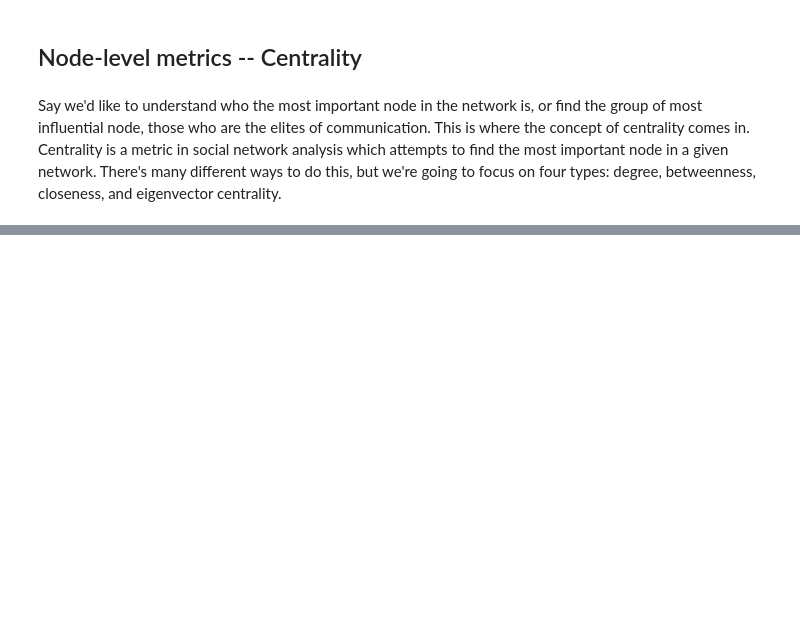
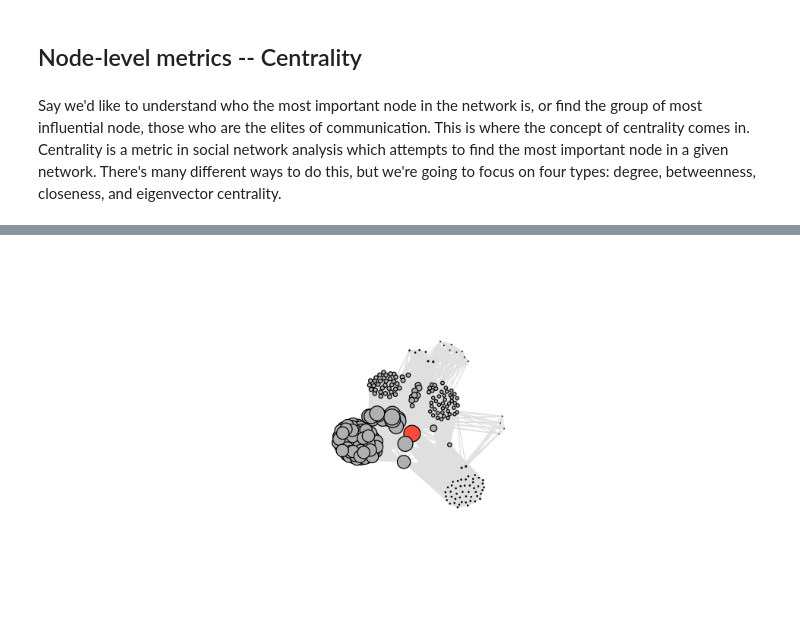
Before and after one commit to alexhanna/zurich-sna, a Jupyter notebook: Network metrics and algorithms.ipynb, the cells around one changed output, grey strips where cells are left out. Saved outputs shown, nothing was run; the diff lists cells and outputs as text; code cells hidden in the pictures; blank space fills up the shorter version.

```diff
--- a/Network metrics and algorithms.ipynb
+++ b/Network metrics and algorithms.ipynb
@@ -143,0 +196,10 @@ Degree centrality is the simplest measure of centrality. It is a measure of how
+# %%
+## only one!
+par(mfrow = c(1,1))
+
+revere.eigenvector_centrality <- centr_eigen(revere.person.g, directed = F, normalized = T)
+# %%
+V(revere.person.g)$size <- revere.eigenvector_centrality$vector * 20
+plot(revere.person.g)
+# %% [output]
+[figure, added]
```
Also changed, not shown: parts of 15 cells of this notebook.
